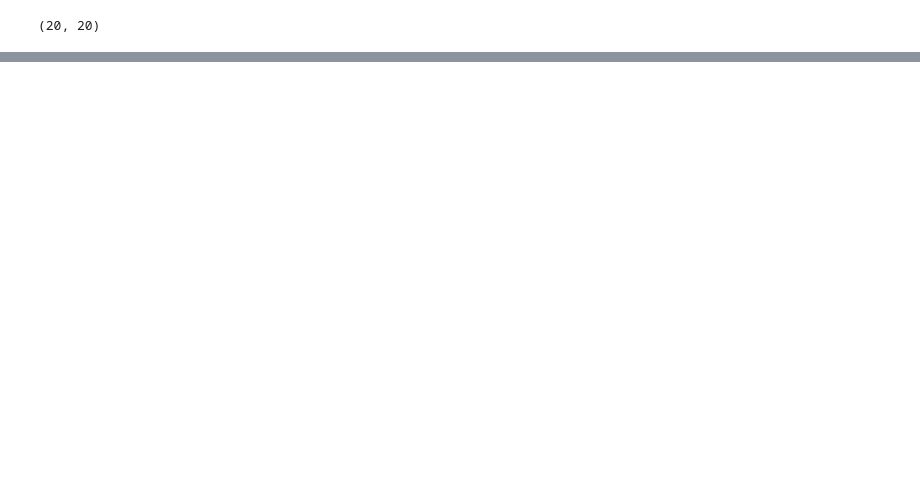
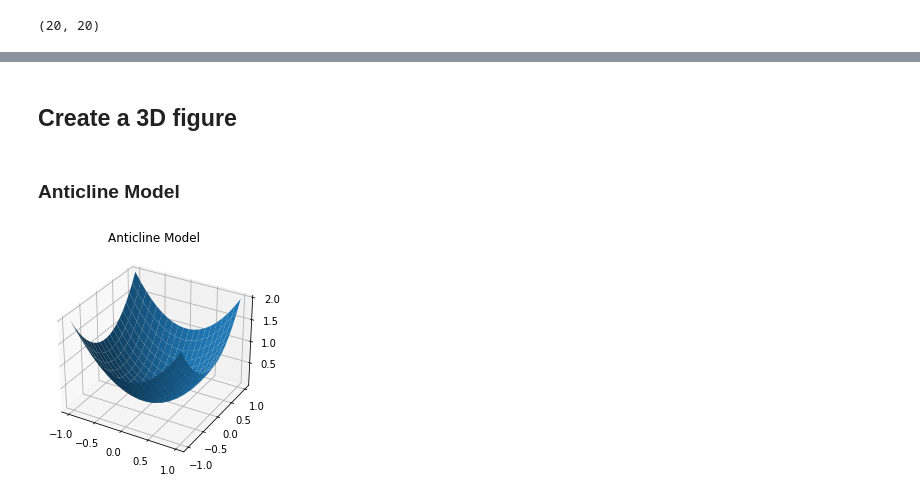
Before and after one commit to r3card0/Subsurface_Mapping, a Jupyter notebook: Subsurface_Mapping.ipynb, the cells around one changed output, grey strips where cells are left out. Saved outputs shown, nothing was run; the diff lists cells and outputs as text; code cells hidden in the pictures; blank space fills up the shorter version.

```diff
--- a/Subsurface_Mapping.ipynb
+++ b/Subsurface_Mapping.ipynb
@@ -118,0 +149,13 @@ plt.contour(xv,yv,zv)
+# %% [markdown]
+## Create a 3D figure
+# %% [markdown]
+### Anticline Model
+# %%
+fig2 = plt.figure()
+ax = plt.axes(projection='3d')
+# plot a surface in 3D
+ax.plot_surface(xv,yv,zv)
+plt.title('Anticline Model')
+plt.show()
+# %% [output]
+[figure, added]
```
Also changed, not shown: parts of 16 cells of this notebook.
